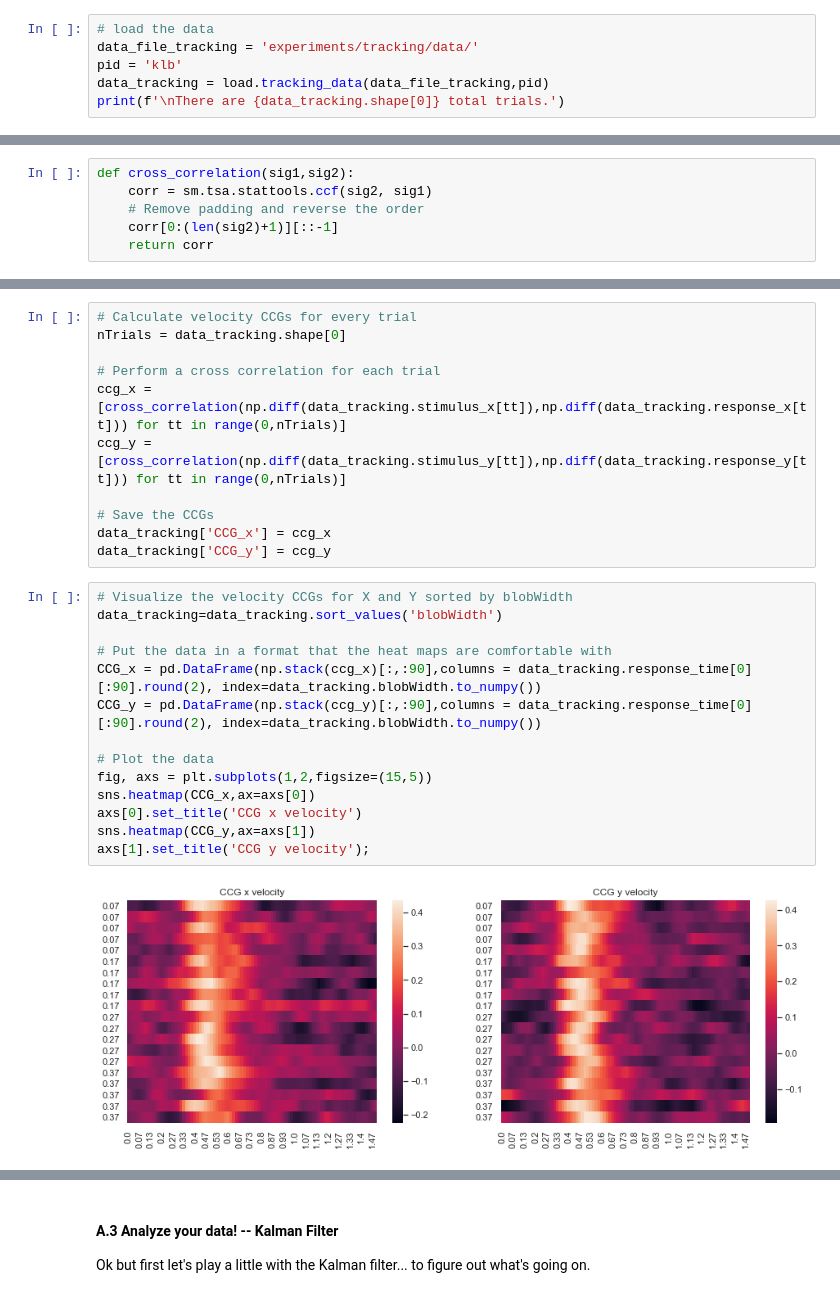
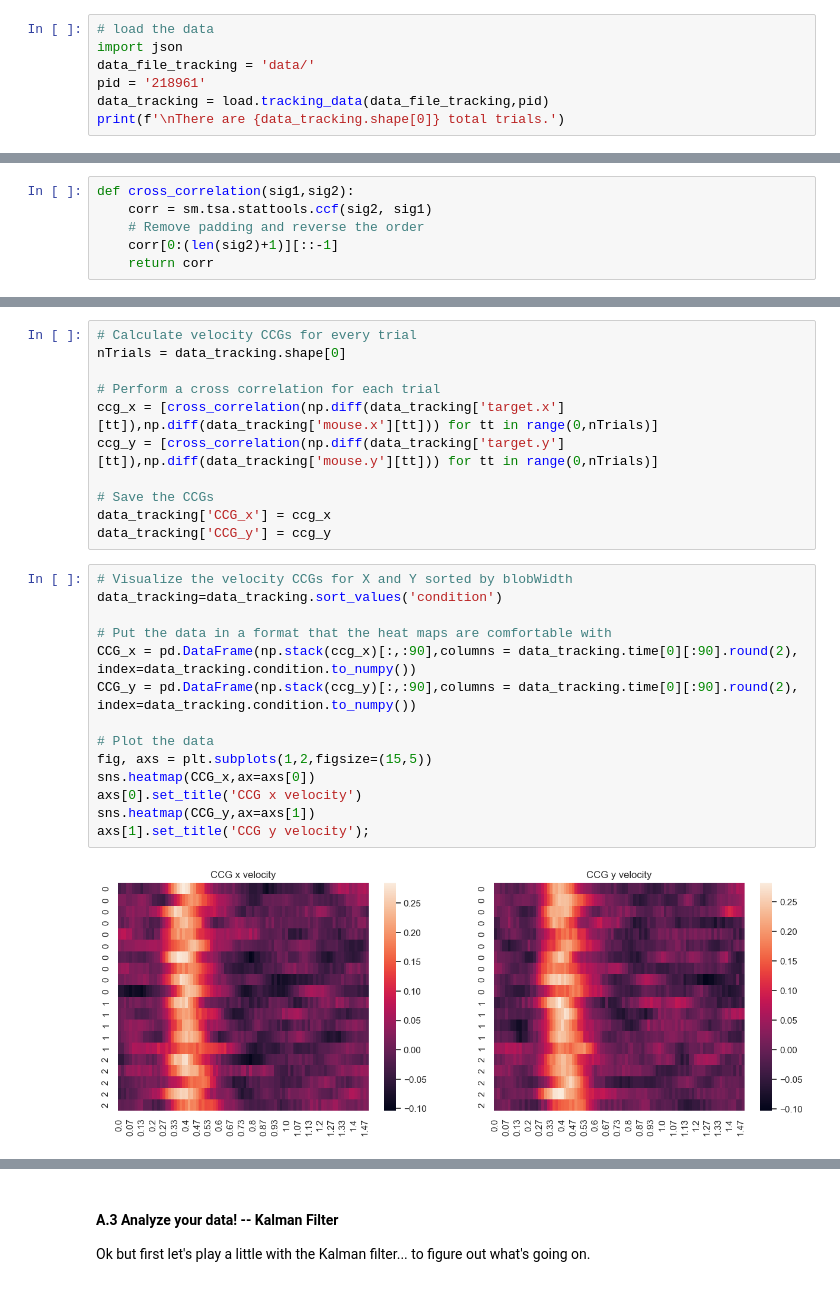
Before and after one commit to BonnenLab/tracking-psychopy-bonnen-2015, a Jupyter notebook: Tutorial.ipynb, the cells around one changed output, grey strips where cells are left out. Saved outputs shown, nothing was run; the diff lists cells and outputs as text.

```diff
--- a/Tutorial.ipynb
+++ b/Tutorial.ipynb
@@ -54,8 +72,9 @@ files.upload()
 Let's visualize this data.
 # %%
 # load the data
-data_file_tracking = 'experiments/tracking/data/'
-pid = 'klb'
+import json
+data_file_tracking = 'data/'
+pid = '218961'
 data_tracking = load.tracking_data(data_file_tracking,pid)
 print(f'\nThere are {data_tracking.shape[0]} total trials.')
 # %% [output]
@@ -145,28 +161,28 @@ plt.xlim(0,1.5);
 nTrials = data_tracking.shape[0]
 
 # Perform a cross correlation for each trial
-ccg_x = [cross_correlation(np.diff(data_tracking.stimulus_x[tt]),np.diff(data_tracking.response_x[tt])) for tt in range(0,nTrials)]
-ccg_y = [cross_correlation(np.diff(data_tracking.stimulus_y[tt]),np.diff(data_tracking.response_y[tt])) for tt in range(0,nTrials)]
+ccg_x = [cross_correlation(np.diff(data_tracking['target.x'][tt]),np.diff(data_tracking['mouse.x'][tt])) for tt in range(0,nTrials)]
+ccg_y = [cross_correlation(np.diff(data_tracking['target.y'][tt]),np.diff(data_tracking['mouse.y'][tt])) for tt in range(0,nTrials)]
 
 # Save the CCGs
 data_tracking['CCG_x'] = ccg_x
 data_tracking['CCG_y'] = ccg_y
 # %%
 # Visualize the velocity CCGs for X and Y sorted by blobWidth
-data_tracking=data_tracking.sort_values('blobWidth')
+data_tracking=data_tracking.sort_values('condition')
 
 # Put the data in a format that the heat maps are comfortable with
-CCG_x = pd.DataFrame(np.stack(ccg_x)[:,:90],columns = data_tracking.response_time[0][:90].round(2), index=data_tracking.blobWidth.to_numpy())
-CCG_y = pd.DataFrame(np.stack(ccg_y)[:,:90],columns = data_tracking.response_time[0][:90].round(2), index=data_tracking.blobWidth.to_numpy())
+CCG_x = pd.DataFrame(np.stack(ccg_x)[:,:90],columns = data_tracking.time[0][:90].round(2), index=data_tracking.condition.to_numpy())
+CCG_y = pd.DataFrame(np.stack(ccg_y)[:,:90],columns = data_tracking.time[0][:90].round(2), index=data_tracking.condition.to_numpy())
 
 # Plot the data
 fig, axs = plt.subplots(1,2,figsize=(15,5))
 sns.heatmap(CCG_x,ax=axs[0])
 axs[0].set_title('CCG x velocity')
 sns.heatmap(CCG_y,ax=axs[1])
 axs[1].set_title('CCG y velocity');
 # %% [output]
-[figure, old version]
+[figure, new version]
 # %%
 # Plot the data
 
```
Also changed, not shown: parts of 17 cells of this notebook, 48 other files.
